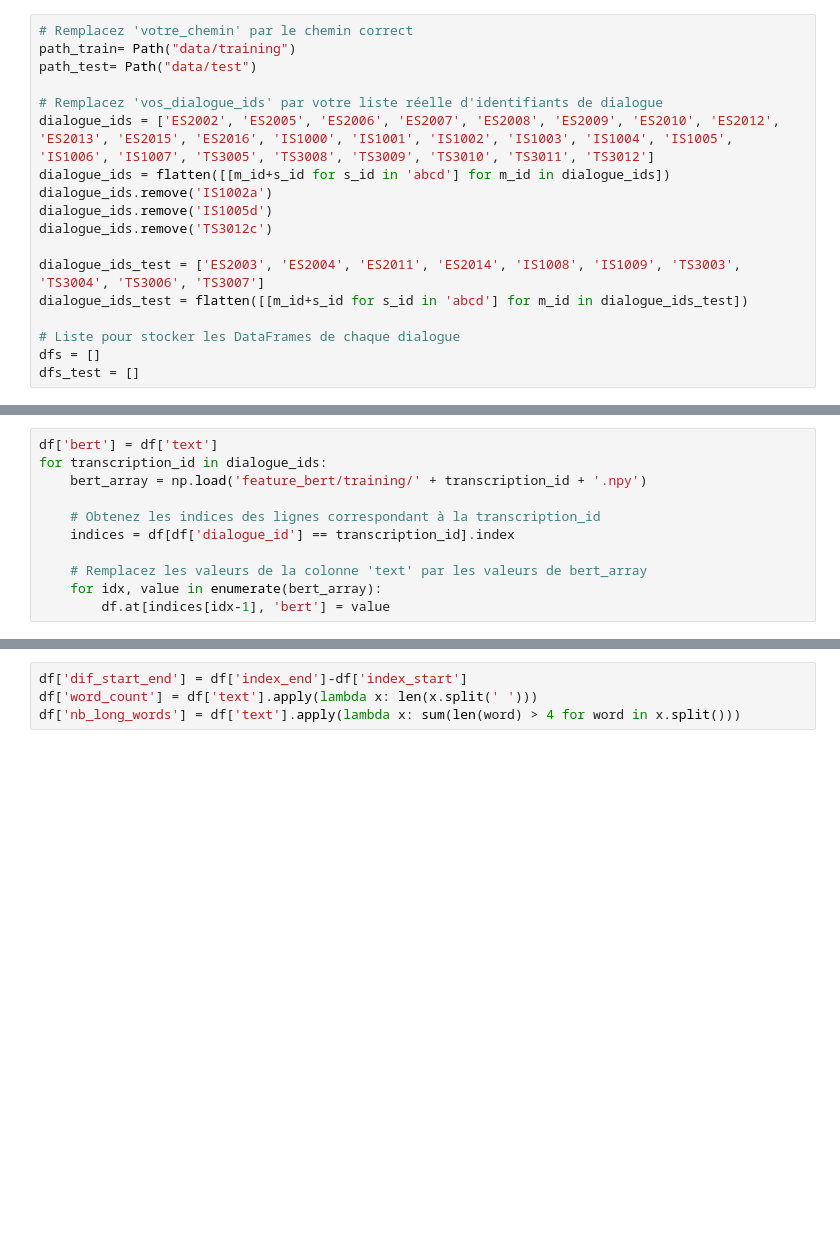
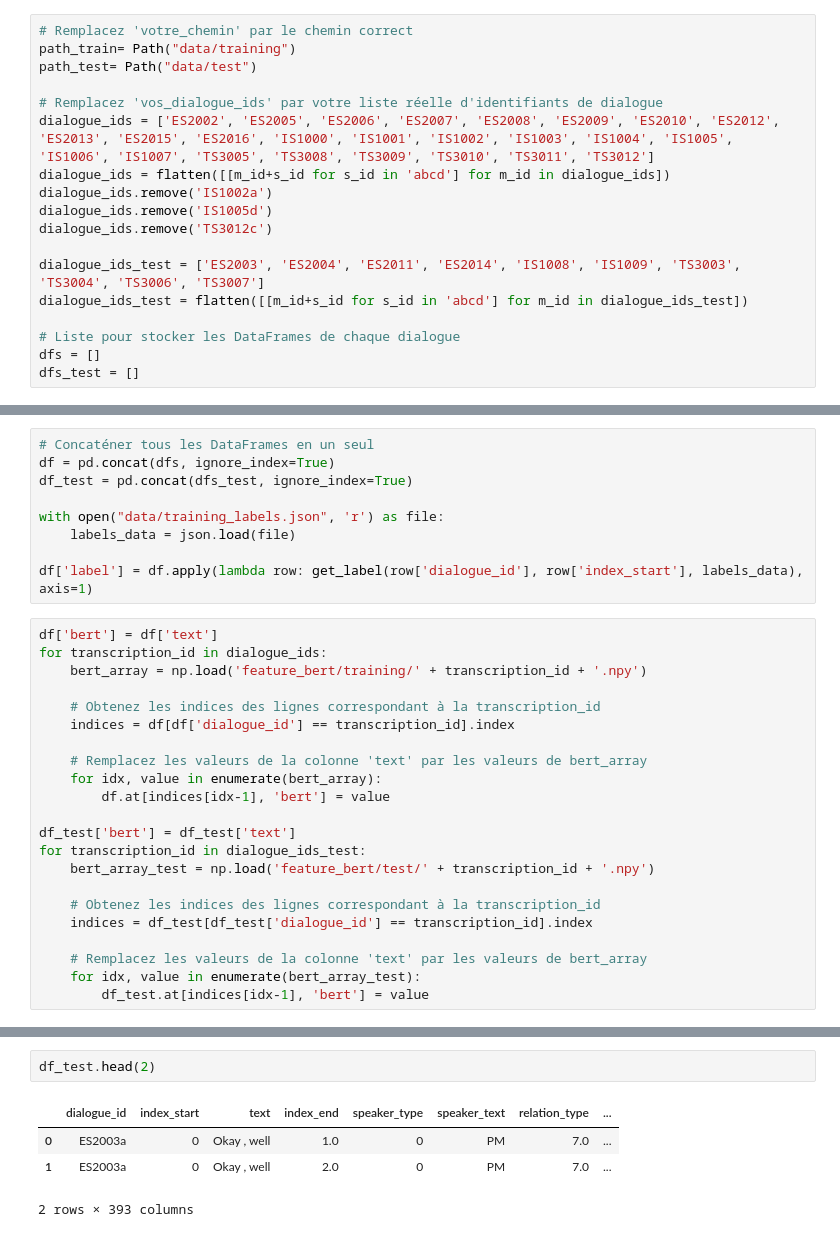
Before and after one commit to juliencollard2001/INF554-AJA, a Jupyter notebook: arnaud/dataframe_creation.ipynb, the cells around one changed output, grey strips where cells are left out. Drawn from its saved outputs; the diff is of its cells as text; blank space fills up the shorter version.

```diff
--- a/arnaud/dataframe_creation.ipynb
+++ b/arnaud/dataframe_creation.ipynb
@@ -172,3 +175,12 @@ memory usage: 5.0+ MB
+# %%
+# Concaténer tous les DataFrames en un seul
+df = pd.concat(dfs, ignore_index=True)
+df_test = pd.concat(dfs_test, ignore_index=True)
+
+with open("data/training_labels.json", 'r') as file:
+    labels_data = json.load(file)
+
+df['label'] = df.apply(lambda row: get_label(row['dialogue_id'], row['index_start'], labels_data), axis=1)
 # %%
 df['bert'] = df['text']
 for transcription_id in dialogue_ids:
@@ -180,6 +192,17 @@ for transcription_id in dialogue_ids:
     # Remplacez les valeurs de la colonne 'text' par les valeurs de bert_array
     for idx, value in enumerate(bert_array):
         df.at[indices[idx-1], 'bert'] = value
+
+df_test['bert'] = df_test['text']
+for transcription_id in dialogue_ids_test:
+    bert_array_test = np.load('feature_bert/test/' + transcription_id + '.npy')
+
+    # Obtenez les indices des lignes correspondant à la transcription_id
+    indices = df_test[df_test['dialogue_id'] == transcription_id].index
+
+    # Remplacez les valeurs de la colonne 'text' par les valeurs de bert_array
+    for idx, value in enumerate(bert_array_test):
+        df_test.at[indices[idx-1], 'bert'] = value
 # %%
 # Nombre d'éléments dans chaque liste
 num_elements = len(df['bert'].iloc[0])
@@ -211,4 +241,7 @@ df.head()
-# %%
-df['dif_start_end'] = df['index_end']-df['index_start']
-df['word_count'] = df['text'].apply(lambda x: len(x.split(' ')))
-df['nb_long_words'] = df['text'].apply(lambda x: sum(len(word) > 4 for word in x.split()))
+# %%
+df_test.head(2)
+# %% [output]
+|  | dialogue_id | index_start | text | index_end | speaker_type | speaker_text | relation_type | ... |
+| 0 | ES2003a | 0 | Okay , well | 1.0 | 0 | PM | 7.0 | ... |
+| 1 | ES2003a | 0 | Okay , well | 2.0 | 0 | PM | 7.0 | ... |
+2 rows × 393 columns
```
Also changed, not shown: parts of 16 cells of this notebook, 11 other files.
